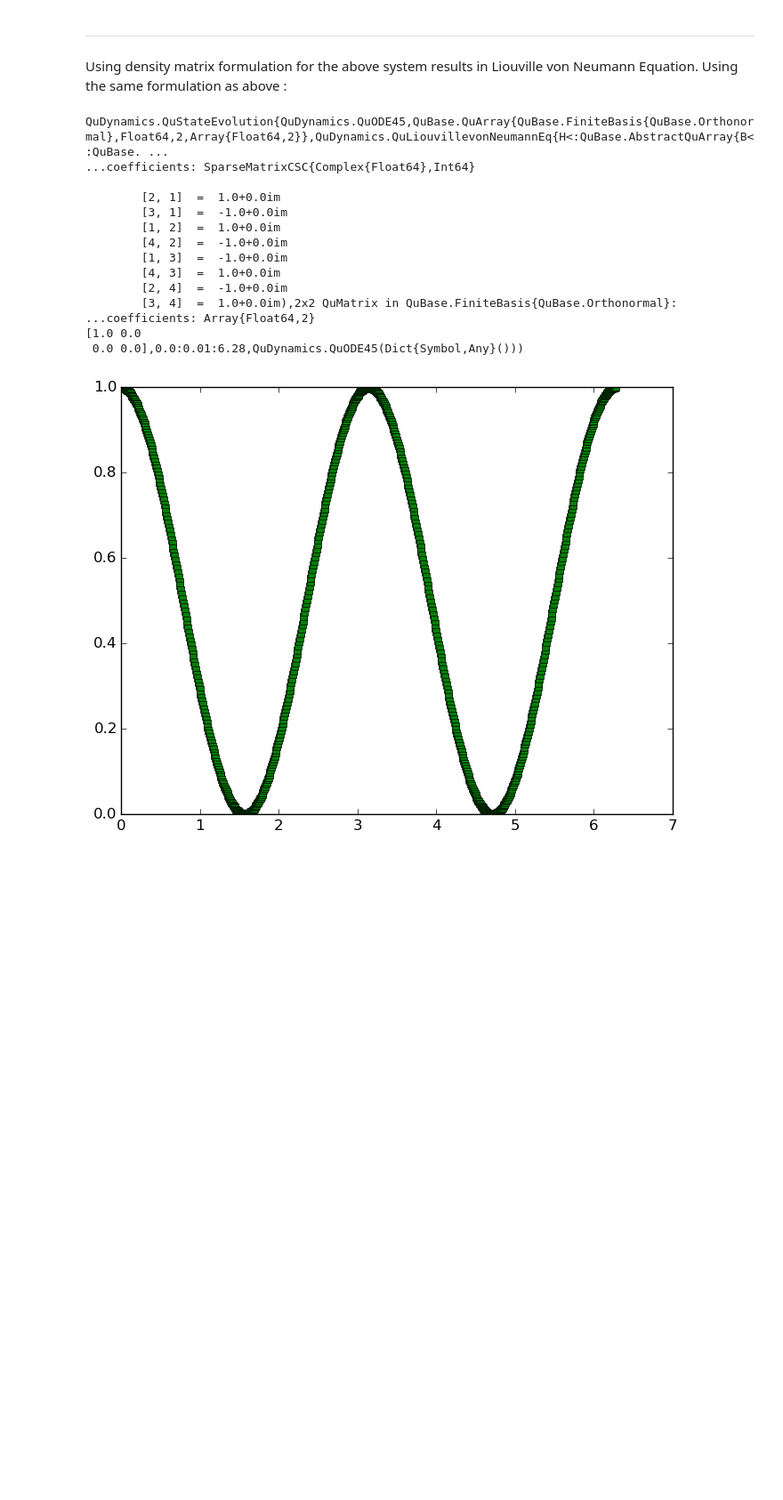
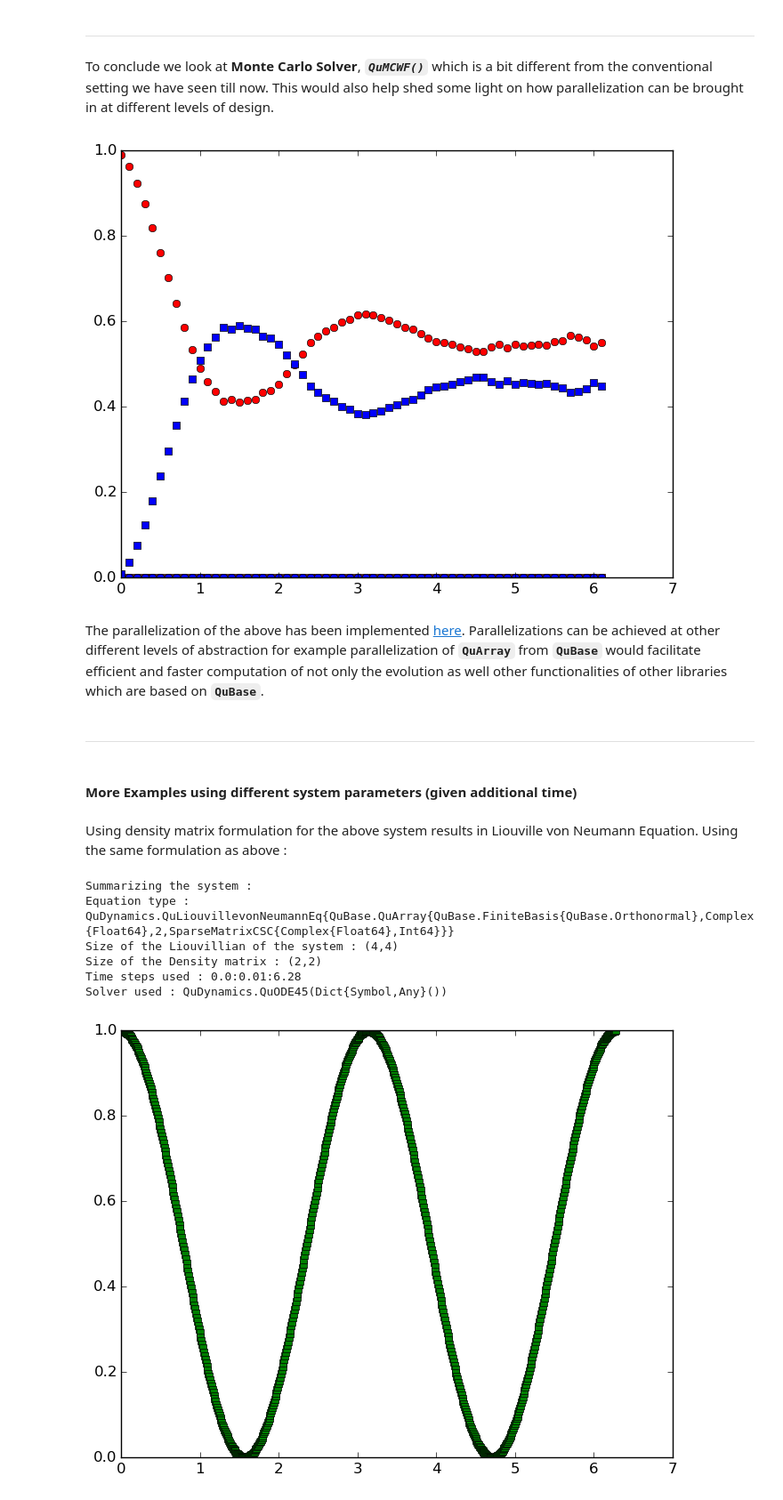
Before and after one commit to amitjamadagni/Conf, a Jupyter notebook: JuliaCon_2016/QuDynamics - Framework for solving Dynamical Quantum Equations.ipynb, the cells around one changed output. Shown at 89% size. Drawn from its saved outputs; the diff is of its cells as text; code cells hidden in the pictures; blank space fills up the shorter version.

```diff
--- a/JuliaCon_2016/QuDynamics - Framework for solving Dynamical Quantum Equations.ipynb
+++ b/JuliaCon_2016/QuDynamics - Framework for solving Dynamical Quantum Equations.ipynb
@@ -143,24 +225,48 @@ end
 # %% [markdown]
 ---
+# %% [markdown]
+To conclude we look at **Monte Carlo Solver**, _**`QuMCWF()`**_ which is a bit different from the conventional setting we have seen till now. This would also help shed some light on how parallelization can be brought in at different levels of design.
+# %%
+tₙ = 0.:0.1:2*π
+ρ = complex(ψ*ψ')
+ρₛ =  Array(typeof(ρ), length(tₙ)-1)
+qumcwfen = QuMCWFEnsemble(complex(ρ), 1000)
+for i=1:length(tₙ)-1
+    ρₛ[i] = complex(zeros(ρ))
+end
+for psi0 in qumcwfen
+    i = 1
+    mcwf = QuMCWF()
+    for (t,psi) in QuStateEvolution(ℋ, [lowerop(2)], psi0, tₙ, mcwf)
+        ρₛ[i] = ρₛ[i] + (psi*psi')/length(qumcwfen)/norm(psi)^2
+        i = i + 1
+    end
+end
+for index in range(1, length(tₙ)-1)
+    plot(tₙ[index], coeffs(ρₛ[index])[1,1], "ro")
+    plot(tₙ[index], coeffs(ρₛ[index])[1,2], "rs")
+    plot(tₙ[index], coeffs(ρₛ[index])[2,1], "bo")
+    plot(tₙ[index], coeffs(ρₛ[index])[2,2], "bs")
+end
+# %% [output]
+[figure, added]
+# %% [markdown]
+The parallelization of the above has been implemented [here](http://juliaquantum.github.io/news/2015/08/GSoC2015-Wrap-up-and-Outlook). Parallelizations can be achieved at other different levels of abstraction for example parallelization of **`QuArray`** from **`QuBase`** would facilitate efficient and faster computation of not only the evolution as well other functionalities of other libraries which are based on **`QuBase`**.
+# %% [markdown]
+-------
+# %% [markdown]
+#### More Examples using different system parameters (given additional time)
 # %% [markdown]
 Using density matrix formulation for the above system results in Liouville von Neumann Equation. Using the same formulation as above :
 # %%
 qprop_lvn = QuPropagator(ℋ, ψ*ψ', tₙ, QuODE45())
 # %% [output]
-QuDynamics.QuStateEvolution{QuDynamics.QuODE45,QuBase.QuArray{QuBase.FiniteBasis{QuBase.Orthonormal},Float64,2,Array{Float64,2}},QuDynamics.QuLiouvillevonNeumannEq{H<:QuBase.AbstractQuArray{B<:QuBase. ...
-...coefficients: SparseMatrixCSC{Complex{Float64},Int64}
-
-        [2, 1]  =  1.0+0.0im
-        [3, 1]  =  -1.0+0.0im
-        [1, 2]  =  1.0+0.0im
-        [4, 2]  =  -1.0+0.0im
-        [1, 3]  =  -1.0+0.0im
-        [4, 3]  =  1.0+0.0im
-        [2, 4]  =  -1.0+0.0im
-        [3, 4]  =  1.0+0.0im),2x2 QuMatrix in QuBase.FiniteBasis{QuBase.Orthonormal}:
-...coefficients: Array{Float64,2}
-[1.0 0.0
- 0.0 0.0],0.0:0.01:6.28,QuDynamics.QuODE45(Dict{Symbol,Any}()))
+Summarizing the system :
+Equation type : QuDynamics.QuLiouvillevonNeumannEq{QuBase.QuArray{QuBase.FiniteBasis{QuBase.Orthonormal},Complex{Float64},2,SparseMatrixCSC{Complex{Float64},Int64}}}
+Size of the Liouvillian of the system : (4,4)
+Size of the Density matrix : (2,2)
+Time steps used : 0.0:0.01:6.28
+Solver used : QuDynamics.QuODE45(Dict{Symbol,Any}())
 # %%
 for (t, ψₘ) in  qprop_lvn
     plot(t, expectationvalue(ψₘ, lowerop(2)*lowerop(2)'), "gs")
```
Also changed, not shown: parts of 17 cells of this notebook.
